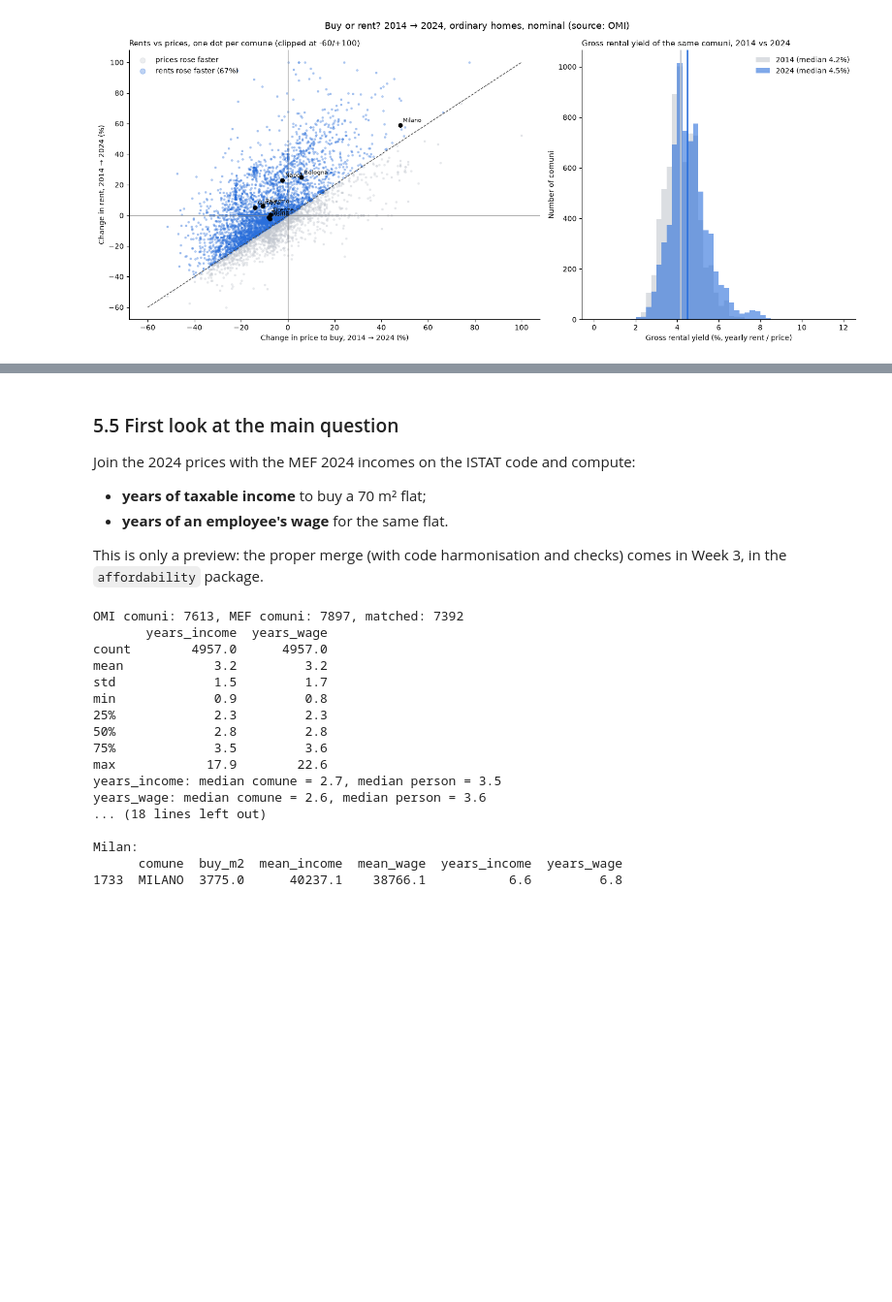
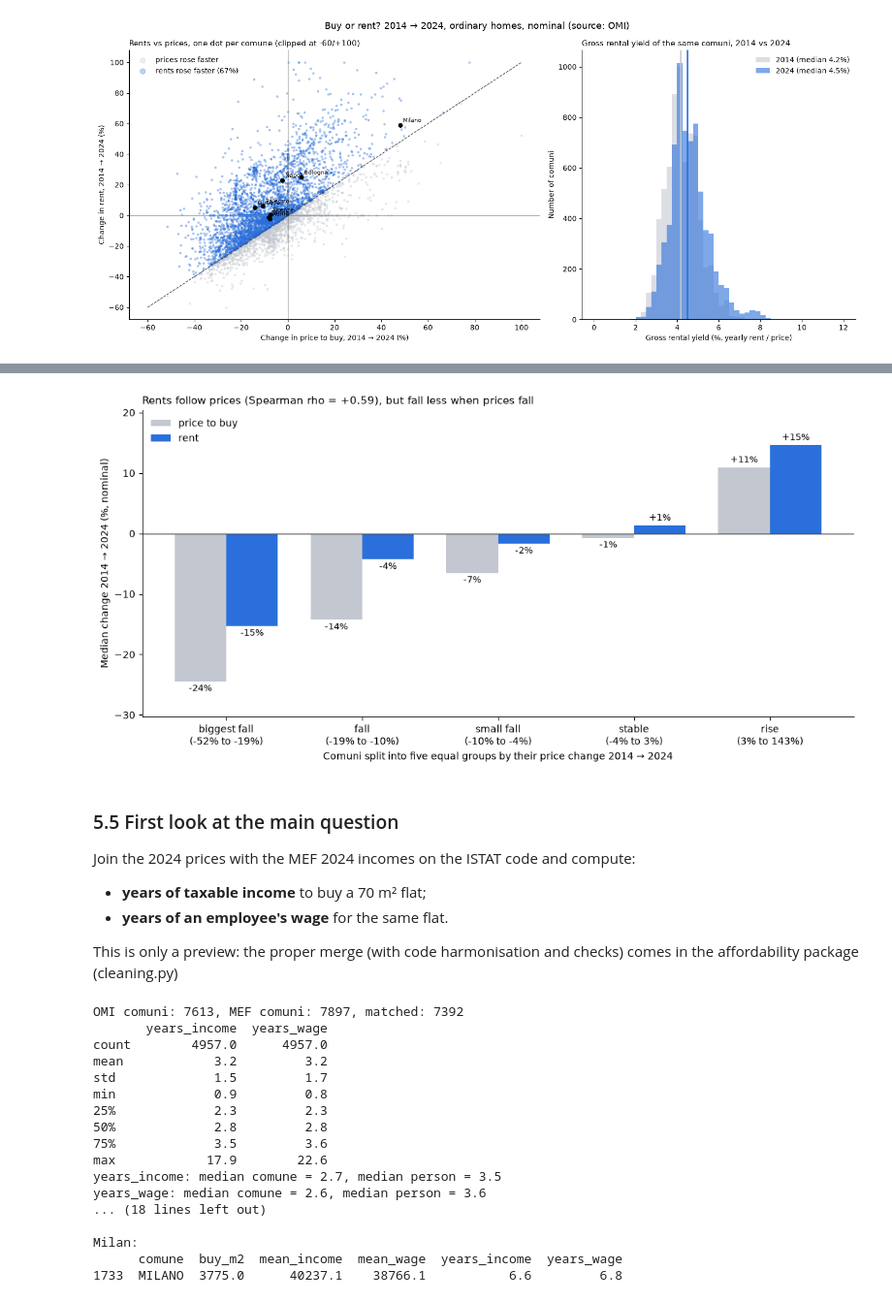
Before and after one commit to mehranyom/housing-affordability-italy, a Jupyter notebook: notebooks/02_explore_omi.ipynb, the cells around one changed output, grey strips where cells are left out. Shown at 97% size. Cells and saved outputs as stored; diff of their text form; code cells hidden in the pictures; blank space fills up the shorter version.

```diff
--- a/notebooks/02_explore_omi.ipynb
+++ b/notebooks/02_explore_omi.ipynb
@@ -1036,3 +1029,18 @@ plt.show()
 Median gross yield (%): {2014: 4.17, 2024: 4.47}
 Comuni with BOTH price and rent unchanged (not updated by OMI): 8%
 [figure]
+# %%
+# Do rents move WITH prices (positive correlation) or hold up where prices fell?
+# Spearman uses ranks, so a few extreme comuni (+150%) cannot dominate the result.
+updated = ~((both_changes["buy_change"] == 0) & (both_changes["rent_change"] == 0))
+
+for label, data in [("all comuni", both_changes),
+                    ("only comuni updated by OMI", both_changes[updated])]:
+    rho, p_value = spearmanr(data["buy_change"], data["rent_change"])
+    print(f"{label:<28} n = {len(data):>5}   rho = {rho:+.2f}   p-value = {p_value:.1e}")
+
+# Look inside: rent change for each fifth of comuni, from biggest price fall to biggest rise
+groups = pd.qcut(both_changes.loc[updated, "buy_change"], q=5, duplicates="drop")
+print("\nMedian rent change by group of price change (updated comuni):")
+print(both_changes[updated].groupby(groups, observed=True)["rent_change"]
+      .agg(["count", "median"]).round(1).to_string())
@@ -1039,11 +1059,40 @@ Comuni with BOTH price and rent unchanged (not updated by OMI): 8%
+# %%
+# Median price change and median rent change in each fifth of comuni
+quintiles = (both_changes[updated]
+             .groupby(groups, observed=True)[["buy_change", "rent_change"]]
+             .median())
+labels = [f"{name}\n({iv.left:.0f}% to {iv.right:.0f}%)" for name, iv in
+          zip(["biggest fall", "fall", "small fall", "stable", "rise"], quintiles.index)]
+rho = spearmanr(both_changes.loc[updated, "buy_change"],
+                both_changes.loc[updated, "rent_change"])[0]
+
+x = np.arange(len(quintiles))          # one position per group
+width = 0.38                           # two bars side by side in each position
+fig, ax = plt.subplots(figsize=(11, 5.5))
+bars_buy = ax.bar(x - width / 2, quintiles["buy_change"], width, color="#c3c8d0", label="price to buy")
+bars_rent = ax.bar(x + width / 2, quintiles["rent_change"], width, color="#2a6fdb", label="rent")
+ax.bar_label(bars_buy, fmt="%+.0f%%", padding=3, fontsize=9)
+ax.bar_label(bars_rent, fmt="%+.0f%%", padding=3, fontsize=9)
+ax.axhline(0, color="#444", linewidth=1)
+ax.set_xticks(x, labels)
+ax.set_xlabel("Comuni split into five equal groups by their price change 2014 → 2024")
+ax.set_ylabel("Median change 2014 → 2024 (%, nominal)")
+ax.set_title(f"Rents follow prices (Spearman rho = {rho:+.2f}), but fall less when prices fall",
+             loc="left", fontsize=11)
+ax.legend(frameon=False)
+ax.spines[["top", "right"]].set_visible(False)
+ax.margins(y=0.15)                     # room for the labels
+fig.tight_layout()
+plt.show()
+# %% [output]
+[figure, added]
 # %% [markdown]
 ### 5.5 First look at the main question
 Join the 2024 prices with the MEF 2024 incomes on the ISTAT code and compute:
 - **years of taxable income** to buy a 70 m² flat;
 - **years of an employee's wage** for the same flat.
 
-This is only a preview: the proper merge (with code harmonisation and checks) comes
-in Week 3, in the `affordability` package.
+This is only a preview: the proper merge (with code harmonisation and checks) comes in the affordability package (cleaning.py)
 # %%
 mef = pd.read_csv(
     mef_raw_dir / "mef_income_2024.csv",
```
Also changed, not shown: parts of 12 cells of this notebook, 1 other file.
